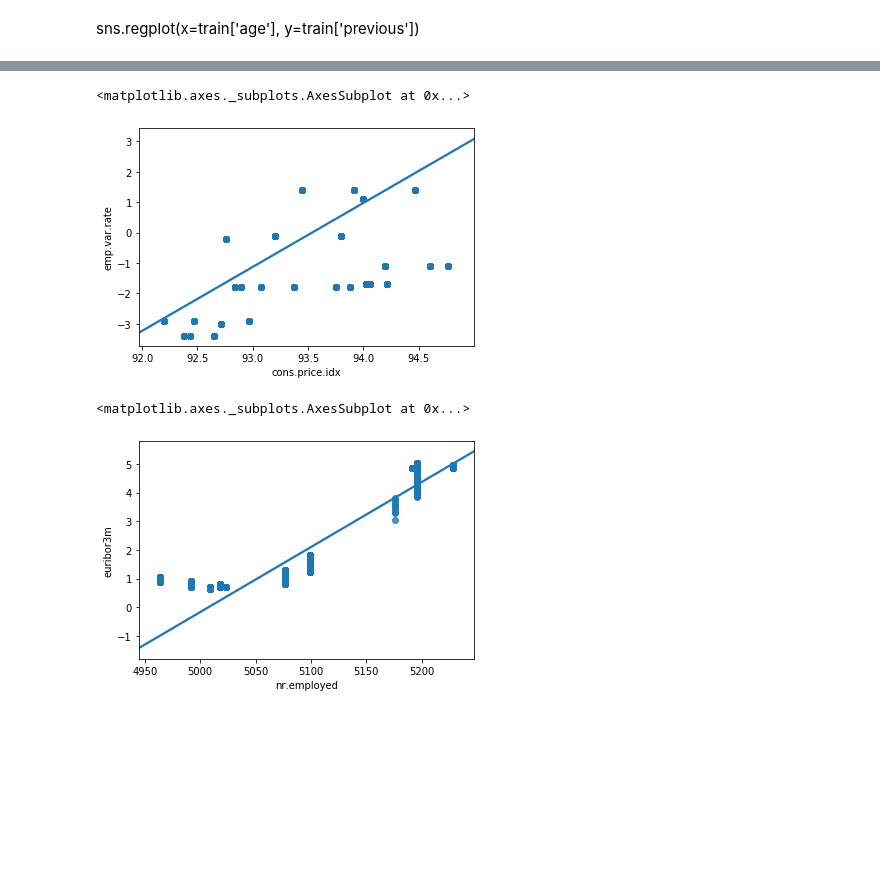
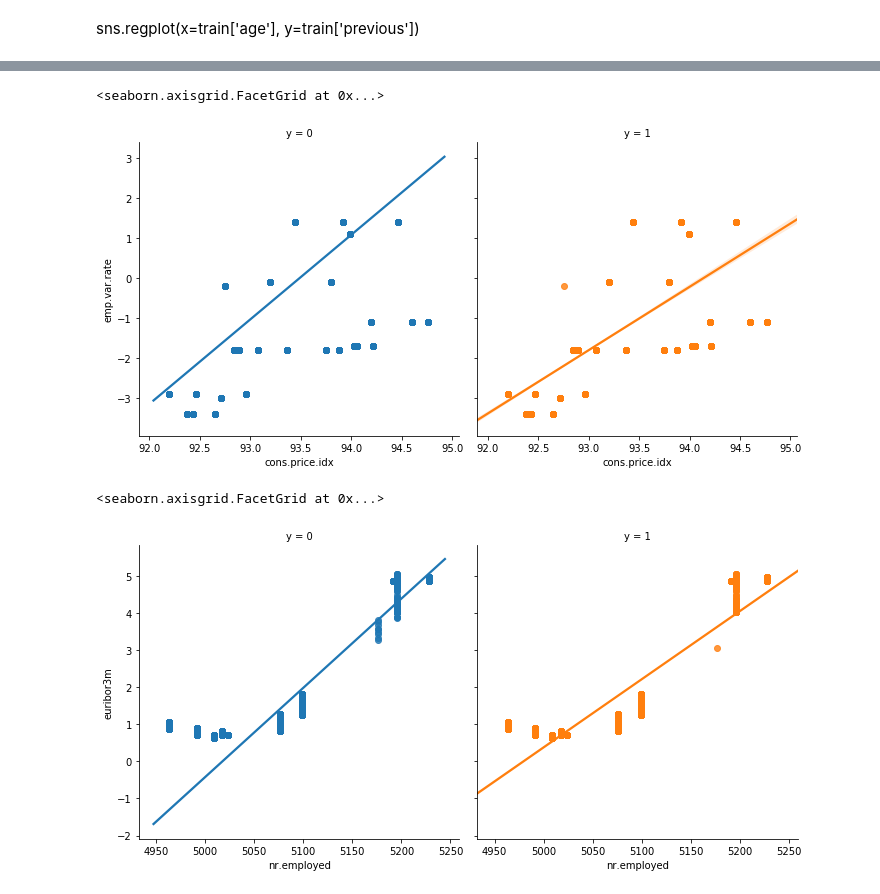
Before and after one commit to Dataforreal/springboard, a Jupyter notebook: Capstone_1/Capstone_Project_1.ipynb, the cells around one changed output, grey strips where cells are left out. Drawn from its saved outputs; the diff is of its cells as text; code cells hidden in the pictures; blank space fills up the shorter version.

```diff
--- a/Capstone_1/Capstone_Project_1.ipynb
+++ b/Capstone_1/Capstone_Project_1.ipynb
@@ -781,10 +778,10 @@ sns.regplot(x=train['cons.price.idx'], y=train['nr.employed'])
 # %%
-sns.regplot(x=train['cons.price.idx'], y=train['emp.var.rate'])
+sns.lmplot(x='cons.price.idx', y='emp.var.rate', data = train, col='y', hue='y')
 # %% [output]
-<matplotlib.axes._subplots.AxesSubplot at 0x...>
+<seaborn.axisgrid.FacetGrid at 0x...>
-[figure, old version]
+[figure, new version]
 # %%
-sns.regplot(x=train['nr.employed'], y=train['euribor3m'])
+sns.lmplot(x='nr.employed', y='euribor3m', data = train, col='y', hue='y')
 # %% [output]
-<matplotlib.axes._subplots.AxesSubplot at 0x...>
+<seaborn.axisgrid.FacetGrid at 0x...>
-[figure, old version]
+[figure, new version]
```
Also changed, not shown: parts of 25 cells of this notebook.
